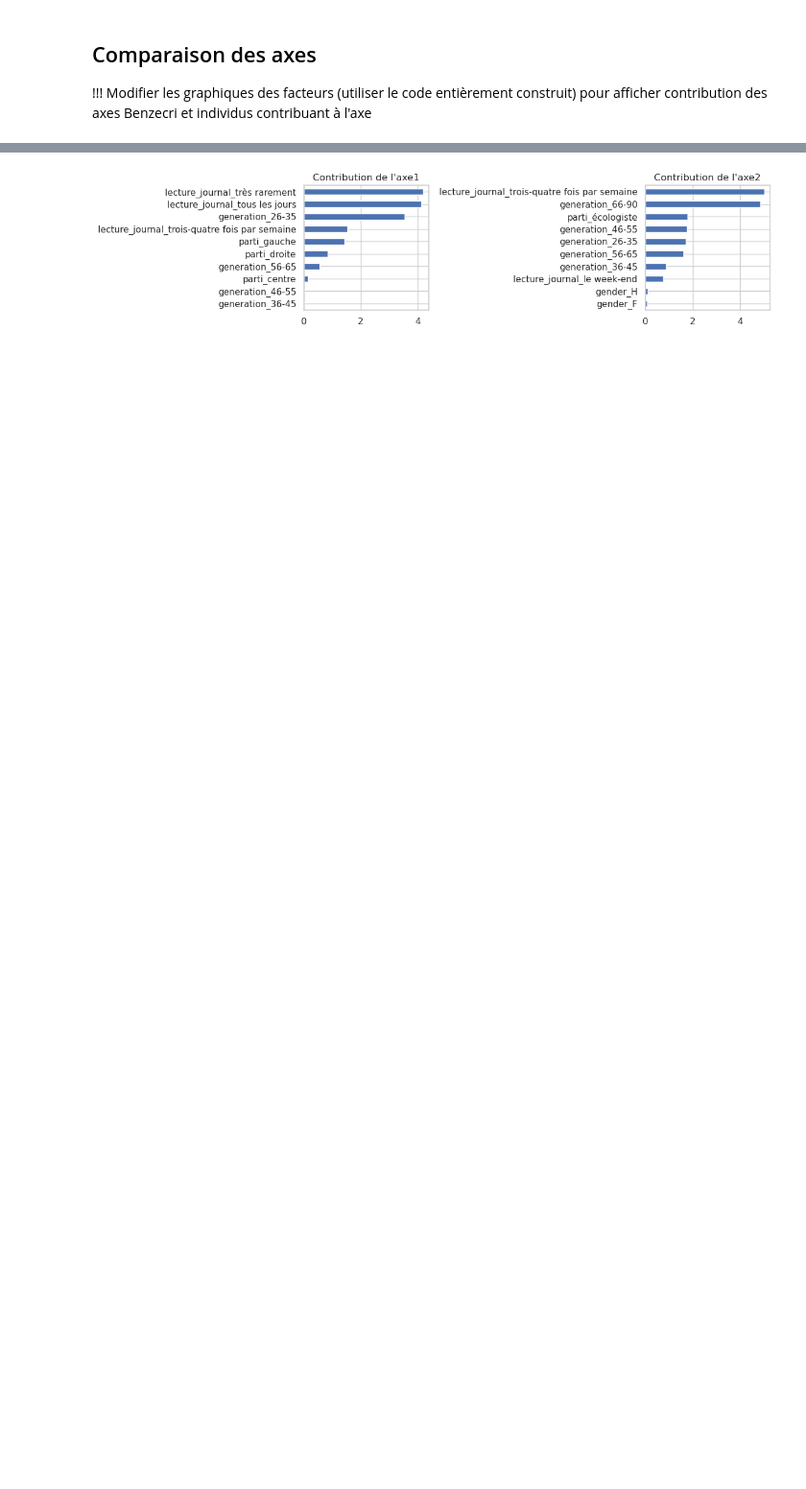
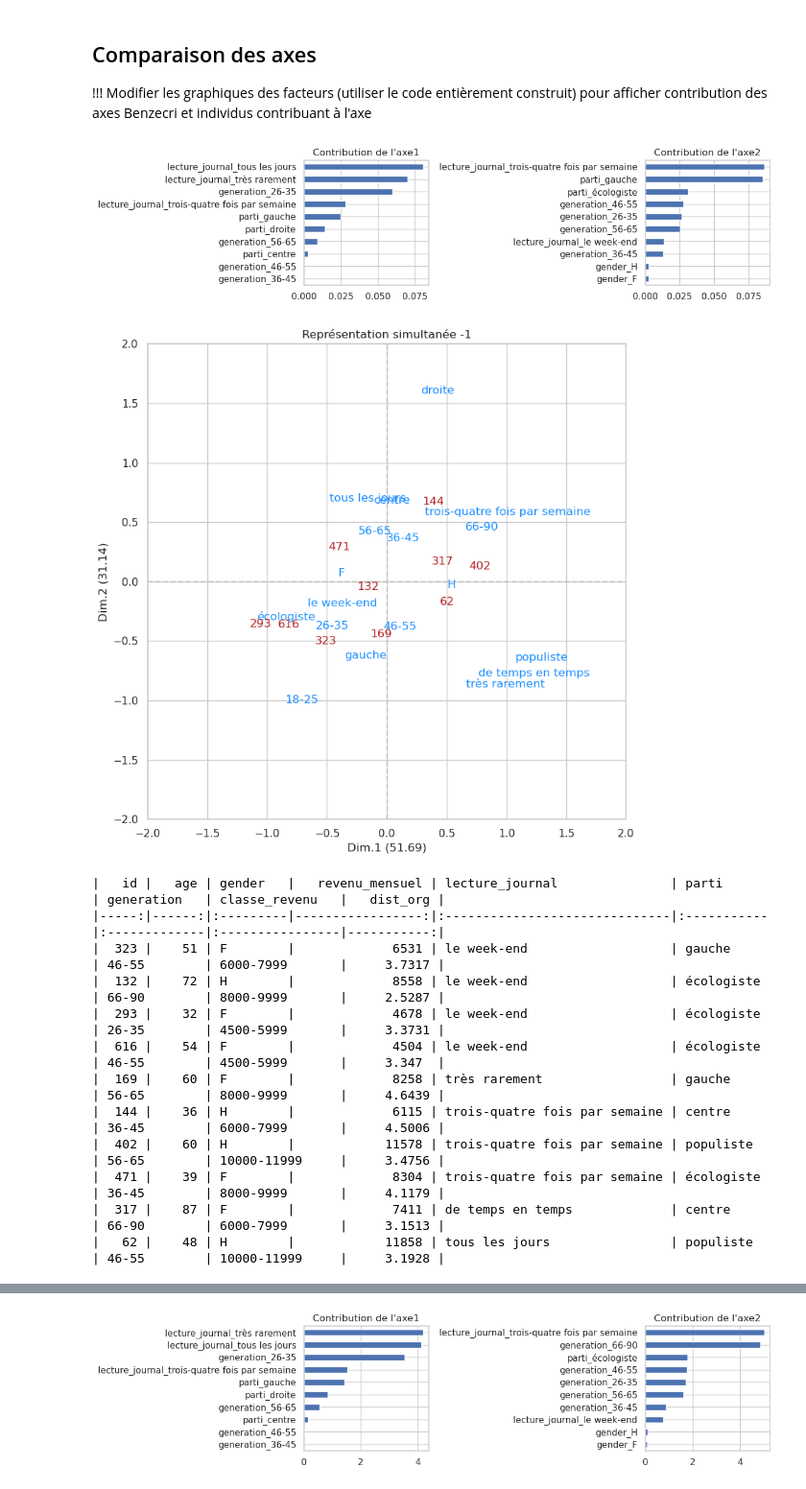
Before and after one commit to Sciences-historiques-numeriques/histoire_numerique_methodes, a Jupyter notebook: statistiques_descriptives/analyse_factorielle_corr_multiples_pop900.ipynb, the cells around one changed output, grey strips where cells are left out. Shown at 96% size. Cells and saved outputs as stored; diff of their text form; code cells hidden in the pictures; blank space fills up the shorter version.

```diff
--- a/statistiques_descriptives/analyse_factorielle_corr_multiples_pop900.ipynb
+++ b/statistiques_descriptives/analyse_factorielle_corr_multiples_pop900.ipynb
@@ -702,3 +736,77 @@ plt.show()
 
 
 !!! Modifier les graphiques des facteurs (utiliser le code entièrement construit) pour afficher contribution des axes Benzecri et individus contribuant à l'axe
+# %%
+# Mapping des points colonnes
+
+i = 1
+
+
+### avec la correction de Benzecri,
+# 3 axes apportent 95%  de l'information
+while i < 4:
+
+    c1 = 'col_contrib_dim' + str(i)
+    c2 = 'col_contrib_dim' + str(1+i)
+
+    c1 = 'col_cos2_dim' + str(i)
+    c2 = 'col_cos2_dim' + str(1+i)
+
+    fig, axes = plt.subplots(nrows=1, ncols=2, figsize=(12,3))
+
+    r1 = dfc[c1].sort_values(ascending=True)[:10]
+    r1.plot(kind='barh', ax=axes[0], title="Contribution de l'axe"+ str(i))
+
+    r2 = dfc[c2].sort_values(ascending=True)[:10]
+    r2.plot(kind='barh', ax=axes[1], title="Contribution de l'axe"+ str(i+1))
+
+    plt.tight_layout()
+    plt.show()
+
+
+    # rc1 = 'row_contrib_dim' + str(i)
+    # rc2 = 'row_contrib_dim' + str(1+i)
+    rc1 = 'row_cos2_dim' + str(i)
+    rc2 = 'row_cos2_dim' + str(1+i)
+
+    ### Filtrer les individus donnant la plus grande contribution à l'axe
+    # On retient les individus les mieux représentés sur chaque axe
+    rcv1 = df_rows[rc1].sort_values(ascending=False)[:5].index
+    rcv2 = df_rows[rc2].sort_values(ascending=False)[:5].index
+
+    lrc = list(set(list(rcv1) + list(rcv2)))
+
+    #représentation simultanée
+    fix,ax = plt.subplots(figsize=(9,9))
+    ax.axis([-2,+2,-2,+2])
+    ax.plot([-2,+2],[0,0],color='silver',linestyle='--')
+    ax.plot([0,0],[-2,+2],color='silver',linestyle='--')
+
+    ax.set_xlabel("Dim."+str(i)+" ("+ str(round(bzc.freq.iloc[(i-1)],2))+")")
+    ax.set_ylabel("Dim."+str(i+1)+" ("+ str(round(bzc.freq.iloc[i],2))+")")
+
+    plt.title("Représentation simultanée -" + str(i))
+    for i1 in range(df.shape[1]):
+        ax.text(acm.col_coord_[i1,(i-1)],acm.col_coord_[i1,i],df.columns[i1],color='dodgerblue')
+    for i2 in lrc:
+        ax.text(acm.row_coord_[i2,(i-1)],acm.row_coord_[i2,i],df.index[i2],color='firebrick')
+    plt.show()
+
+    print(c_obs_pd_dist.iloc[lrc].to_markdown())
+
+    i +=1
+# %% [output]
+[figure, added]
+[figure, added]
+|   id |   age | gender   |   revenu_mensuel | lecture_journal               | parti      | generation   | classe_revenu   |   dist_org |
+|-----:|------:|:---------|-----------------:|:------------------------------|:-----------|:-------------|:----------------|-----------:|
+|  323 |    51 | F        |             6531 | le week-end                   | gauche     | 46-55        | 6000-7999       |     3.7317 |
+|  132 |    72 | H        |             8558 | le week-end                   | écologiste | 66-90        | 8000-9999       |     2.5287 |
+|  293 |    32 | F        |             4678 | le week-end                   | écologiste | 26-35        | 4500-5999       |     3.3731 |
+|  616 |    54 | F        |             4504 | le week-end                   | écologiste | 46-55        | 4500-5999       |     3.347  |
+|  169 |    60 | F        |             8258 | très rarement                 | gauche     | 56-65        | 8000-9999       |     4.6439 |
+|  144 |    36 | H        |             6115 | trois-quatre fois par semaine | centre     | 36-45        | 6000-7999       |     4.5006 |
+|  402 |    60 | H        |            11578 | trois-quatre fois par semaine | populiste  | 56-65        | 10000-11999     |     3.4756 |
+|  471 |    39 | F        |             8304 | trois-quatre fois par semaine | écologiste | 36-45        | 8000-9999       |     4.1179 |
+|  317 |    87 | F        |             7411 | de temps en temps             | centre     | 66-90        | 6000-7999       |     3.1513 |
+|   62 |    48 | H        |            11858 | tous les jours                | populiste  | 46-55        | 10000-11999     |     3.1928 |
```
Also changed, not shown: parts of 7 cells of this notebook.
